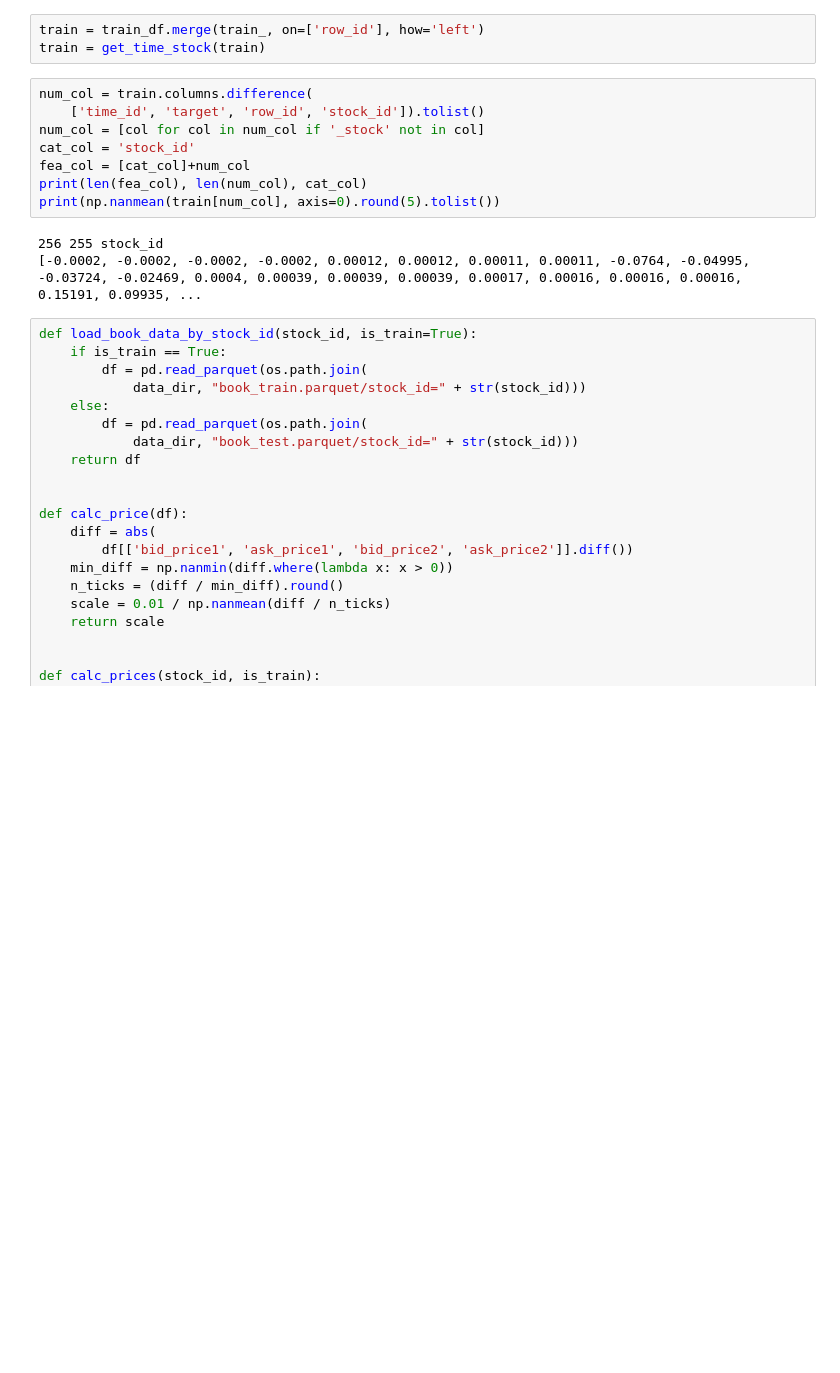
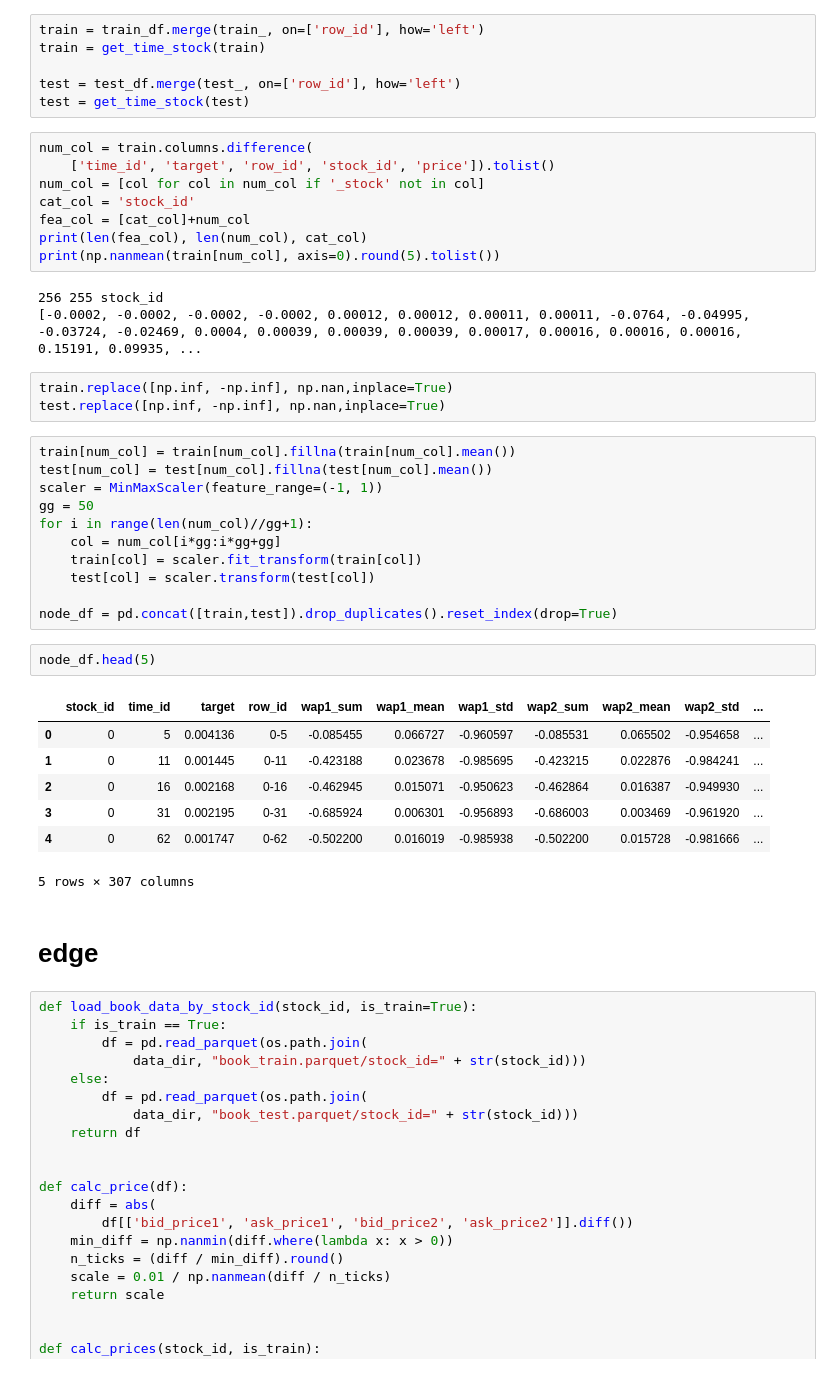
Before and after one commit to lovelymx/kaggle, a Jupyter notebook: optiver/eda.ipynb, the cells around one changed output. Drawn from its saved outputs; the diff is of its cells as text; blank space fills up the shorter version.

```diff
--- a/optiver/eda.ipynb
+++ b/optiver/eda.ipynb
@@ -341,9 +348,12 @@ train_ = preprocessor(train_stock_ids, is_train=True)
 # %%
 train = train_df.merge(train_, on=['row_id'], how='left')
 train = get_time_stock(train)
+
+test = test_df.merge(test_, on=['row_id'], how='left')
+test = get_time_stock(test)
 # %%
 num_col = train.columns.difference(
-    ['time_id', 'target', 'row_id', 'stock_id']).tolist()
+    ['time_id', 'target', 'row_id', 'stock_id', 'price']).tolist()
 num_col = [col for col in num_col if '_stock' not in col]
 cat_col = 'stock_id'
 fea_col = [cat_col]+num_col
@@ -352,6 +362,32 @@ print(np.nanmean(train[num_col], axis=0).round(5).tolist())
 # %% [output]
 256 255 stock_id
 [-0.0002, -0.0002, -0.0002, -0.0002, 0.00012, 0.00012, 0.00011, 0.00011, -0.0764, -0.04995, -0.03724, -0.02469, 0.0004, 0.00039, 0.00039, 0.00039, 0.00017, 0.00016, 0.00016, 0.00016, 0.15191, 0.09935, ...
+# %%
+train.replace([np.inf, -np.inf], np.nan,inplace=True)
+test.replace([np.inf, -np.inf], np.nan,inplace=True)
+# %%
+train[num_col] = train[num_col].fillna(train[num_col].mean())
+test[num_col] = test[num_col].fillna(test[num_col].mean())
+scaler = MinMaxScaler(feature_range=(-1, 1))
+gg = 50
+for i in range(len(num_col)//gg+1):
+    col = num_col[i*gg:i*gg+gg]
+    train[col] = scaler.fit_transform(train[col])
+    test[col] = scaler.transform(test[col])
+
+node_df = pd.concat([train,test]).drop_duplicates().reset_index(drop=True)
+# %%
+node_df.head(5)
+# %% [output]
+|  | stock_id | time_id | target | row_id | wap1_sum | wap1_mean | wap1_std | wap2_sum | wap2_mean | wap2_std | ... |
+| 0 | 0 | 5 | 0.004136 | 0-5 | -0.085455 | 0.066727 | -0.960597 | -0.085531 | 0.065502 | -0.954658 | ... |
+| 1 | 0 | 11 | 0.001445 | 0-11 | -0.423188 | 0.023678 | -0.985695 | -0.423215 | 0.022876 | -0.984241 | ... |
+| 2 | 0 | 16 | 0.002168 | 0-16 | -0.462945 | 0.015071 | -0.950623 | -0.462864 | 0.016387 | -0.949930 | ... |
+| 3 | 0 | 31 | 0.002195 | 0-31 | -0.685924 | 0.006301 | -0.956893 | -0.686003 | 0.003469 | -0.961920 | ... |
+| 4 | 0 | 62 | 0.001747 | 0-62 | -0.502200 | 0.016019 | -0.985938 | -0.502200 | 0.015728 | -0.981666 | ... |
+5 rows × 307 columns
+# %% [markdown]
+# edge
 # %%
 def load_book_data_by_stock_id(stock_id, is_train=True):
     if is_train == True:
```
Also changed, not shown: parts of 18 cells of this notebook.
